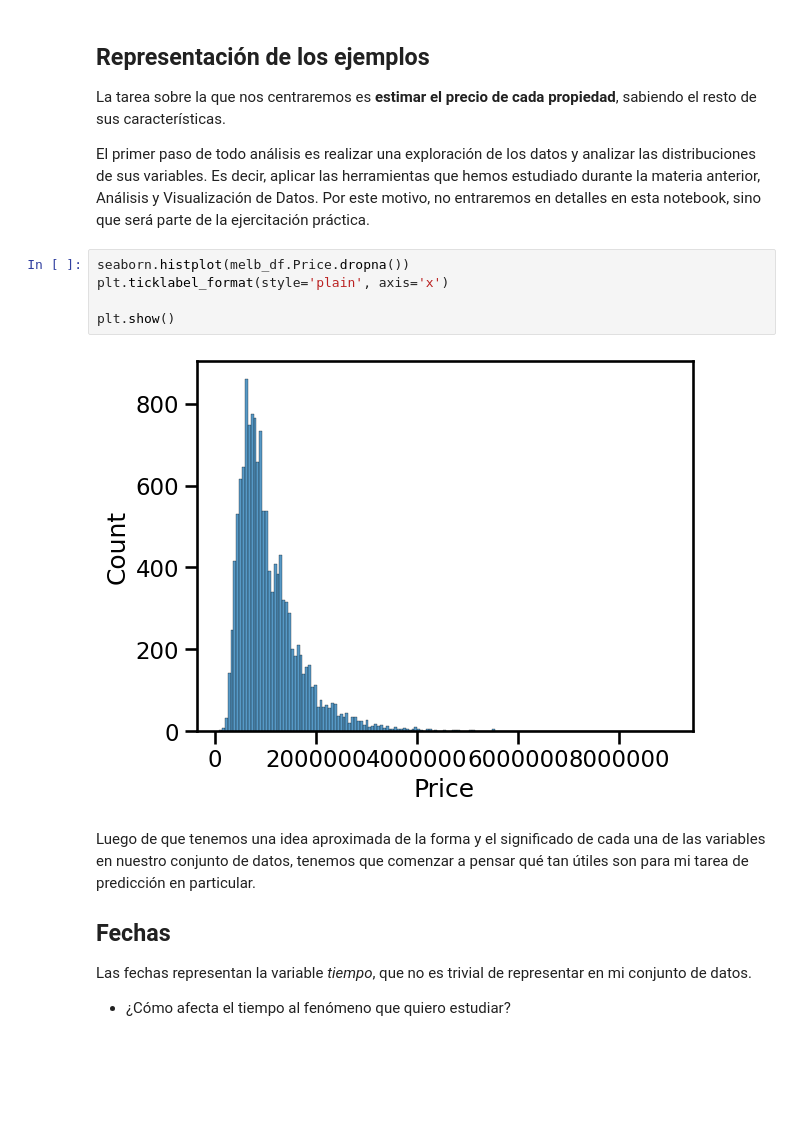
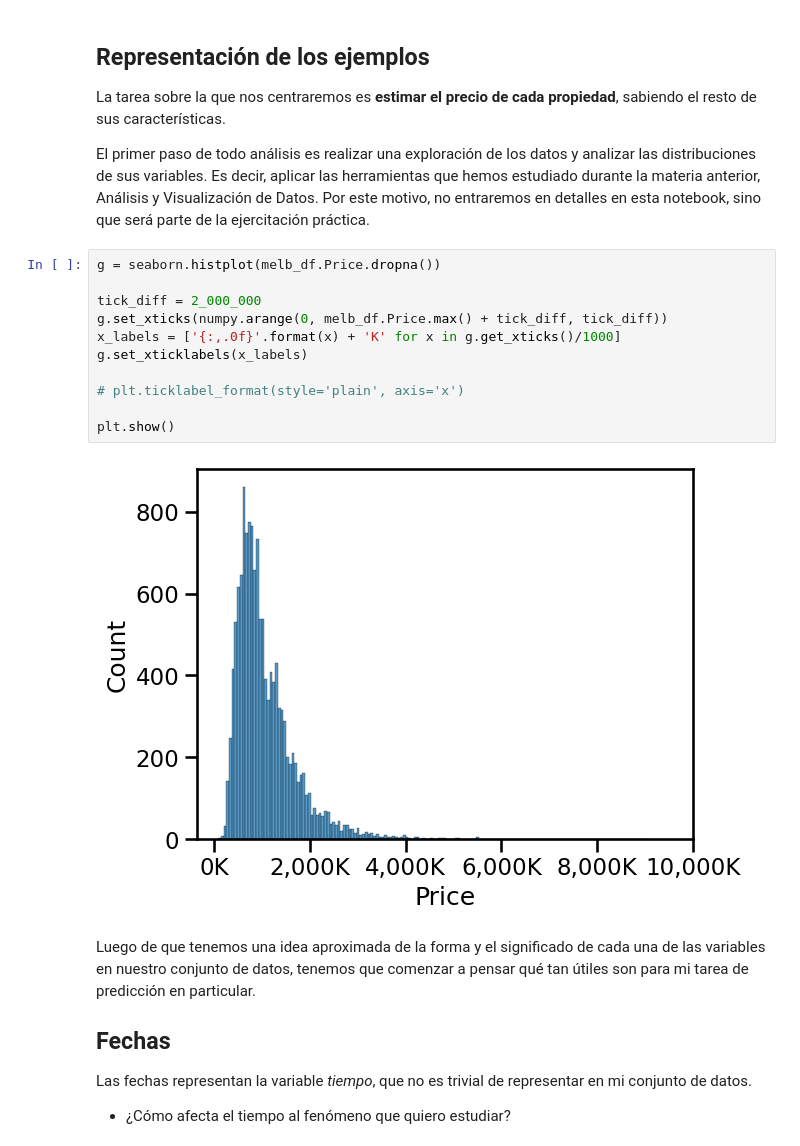
Before and after one commit to helcsnewsxd/famaf-data_science-data_exploration_and_curation, a Jupyter notebook: clases/notebooks/01_Exploracion.ipynb, the cells around one changed output. Saved outputs shown, nothing was run; the diff lists cells and outputs as text; blank space fills up the shorter version.

```diff
--- a/clases/notebooks/01_Exploracion.ipynb
+++ b/clases/notebooks/01_Exploracion.ipynb
@@ -36,12 +36,18 @@ La tarea sobre la que nos centraremos es **estimar el precio de cada propiedad**
 
 El primer paso de todo análisis es realizar una exploración de los datos y analizar las distribuciones de sus variables. Es decir, aplicar las herramientas que hemos estudiado durante la materia anterior, Análisis y Visualización de Datos. Por este motivo, no entraremos en detalles en esta notebook, sino que será parte de la ejercitación práctica.
 # %%
-seaborn.histplot(melb_df.Price.dropna())
-plt.ticklabel_format(style='plain', axis='x')
+g = seaborn.histplot(melb_df.Price.dropna())
+
+tick_diff = 2_000_000
+g.set_xticks(numpy.arange(0, melb_df.Price.max() + tick_diff, tick_diff))
+x_labels = ['{:,.0f}'.format(x) + 'K' for x in g.get_xticks()/1000]
+g.set_xticklabels(x_labels)
+
+# plt.ticklabel_format(style='plain', axis='x')
 
 plt.show()
 # %% [output]
-[figure, old version]
+[figure, new version]
 # %% [markdown]
 Luego de que tenemos una idea aproximada de la forma y el significado de cada una de las variables en nuestro conjunto de datos, tenemos que comenzar a pensar qué tan útiles son para mi tarea de predicción en particular.
 
```
Also changed, not shown: parts of 4 cells of this notebook.
